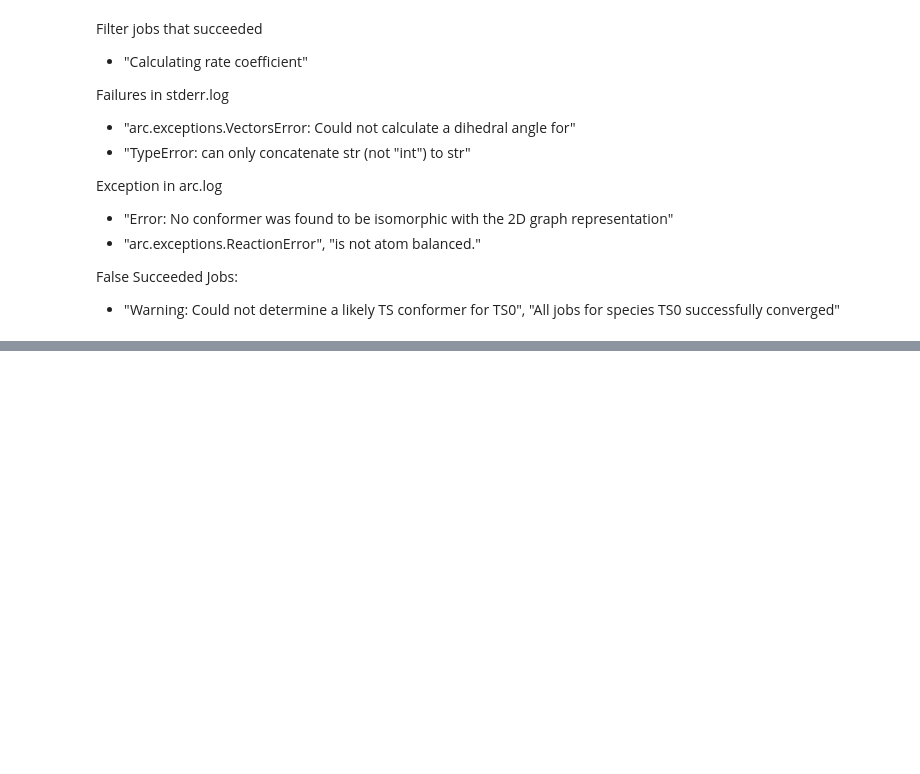
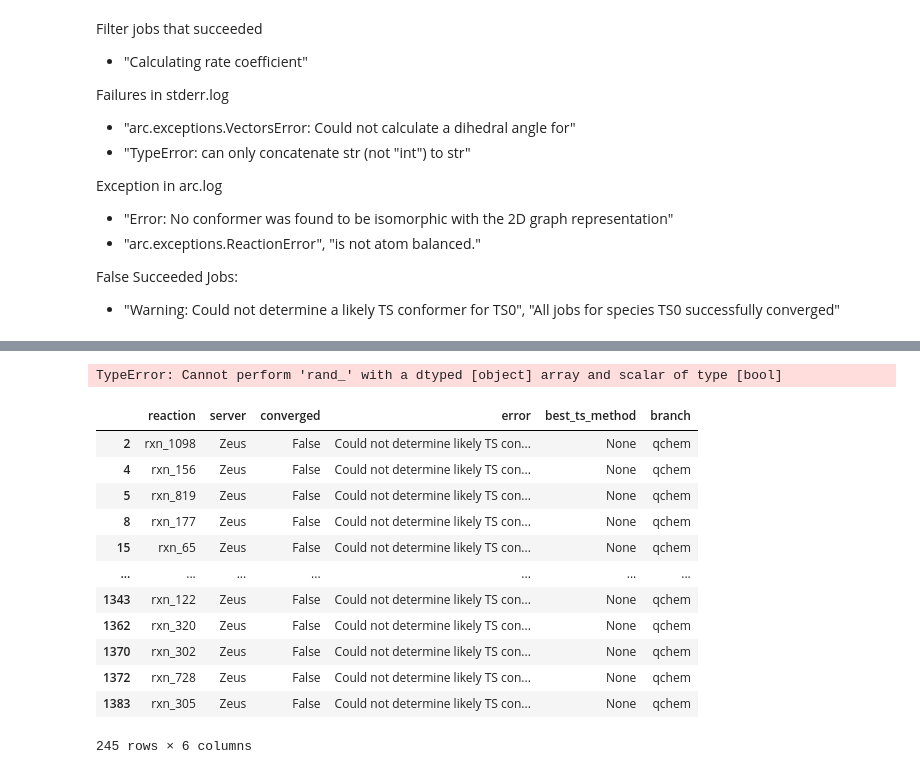
Before and after one commit to calvinp0/arc_analysis, a Jupyter notebook: arc_job_failure.ipynb, the cells around one changed output, grey strips where cells are left out. Saved outputs shown, nothing was run; the diff lists cells and outputs as text; code cells hidden in the pictures; blank space fills up the shorter version.

```diff
--- a/arc_job_failure.ipynb
+++ b/arc_job_failure.ipynb
@@ -211,0 +438,21 @@ Name: count, dtype: int64
+# %%
+# Show me the errors for crest_debug_statement branch
+reaction_data[reaction_data['error'] == 'Could not determine likely TS conformer' & reaction_data['branch'] == 'qchem']
+# %% [output]
+TypeError: Cannot perform 'rand_' with a dtyped [object] array and scalar of type [bool]
+# %%
+reaction_data.query("error == 'Could not determine likely TS conformer' and branch == 'qchem'")
+# %% [output]
+|  | reaction | server | converged | error | best_ts_method | branch |
+| 2 | rxn_1098 | Zeus | False | Could not determine likely TS con... | None | qchem |
+| 4 | rxn_156 | Zeus | False | Could not determine likely TS con... | None | qchem |
+| 5 | rxn_819 | Zeus | False | Could not determine likely TS con... | None | qchem |
+| 8 | rxn_177 | Zeus | False | Could not determine likely TS con... | None | qchem |
+| 15 | rxn_65 | Zeus | False | Could not determine likely TS con... | None | qchem |
+| ... | ... | ... | ... | ... | ... | ... |
+| 1343 | rxn_122 | Zeus | False | Could not determine likely TS con... | None | qchem |
+| 1362 | rxn_320 | Zeus | False | Could not determine likely TS con... | None | qchem |
+| 1370 | rxn_302 | Zeus | False | Could not determine likely TS con... | None | qchem |
+| 1372 | rxn_728 | Zeus | False | Could not determine likely TS con... | None | qchem |
+| 1383 | rxn_305 | Zeus | False | Could not determine likely TS con... | None | qchem |
+245 rows × 6 columns
```
Also changed, not shown: parts of 12 cells of this notebook, 2 other files.
